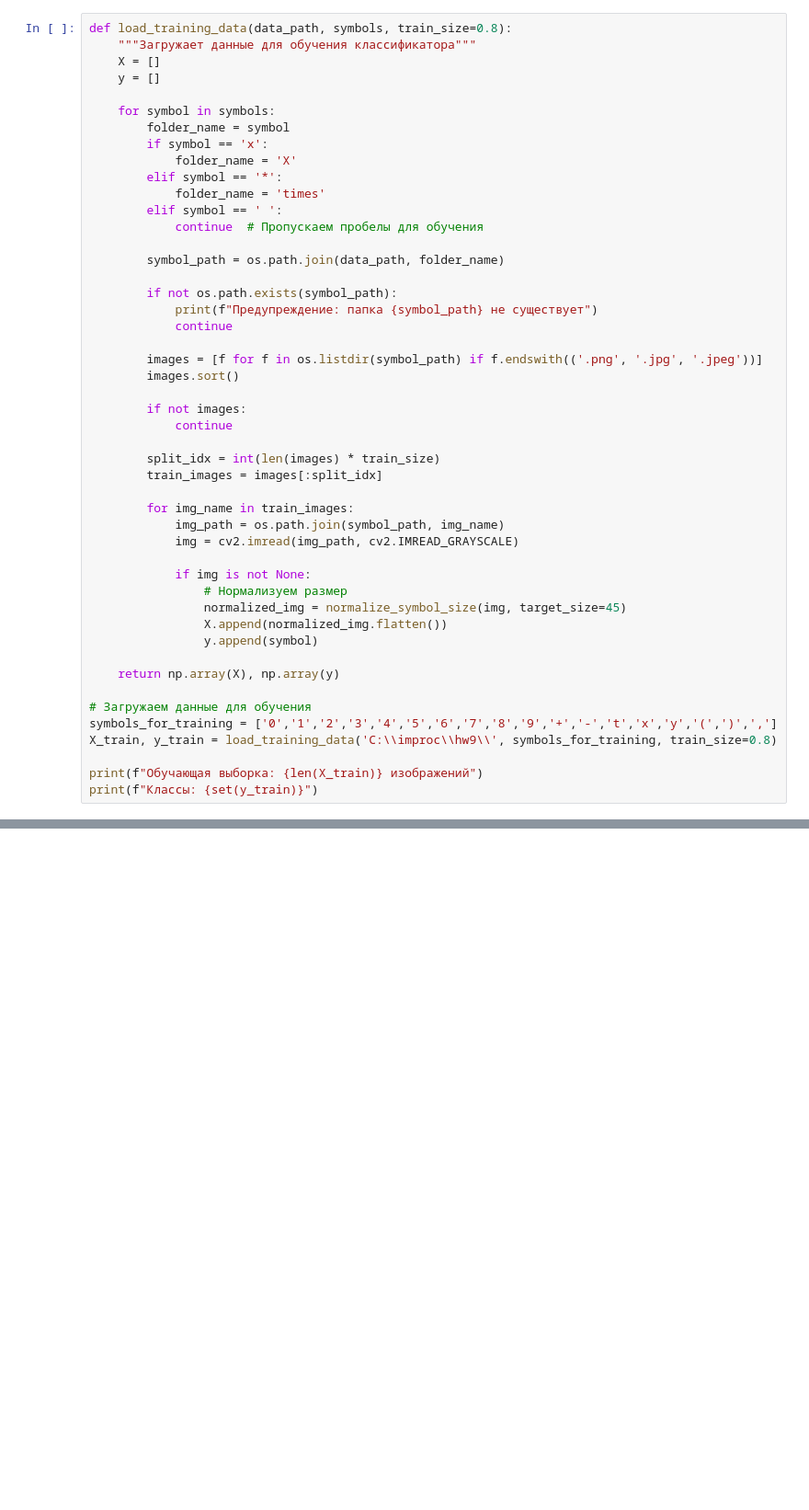
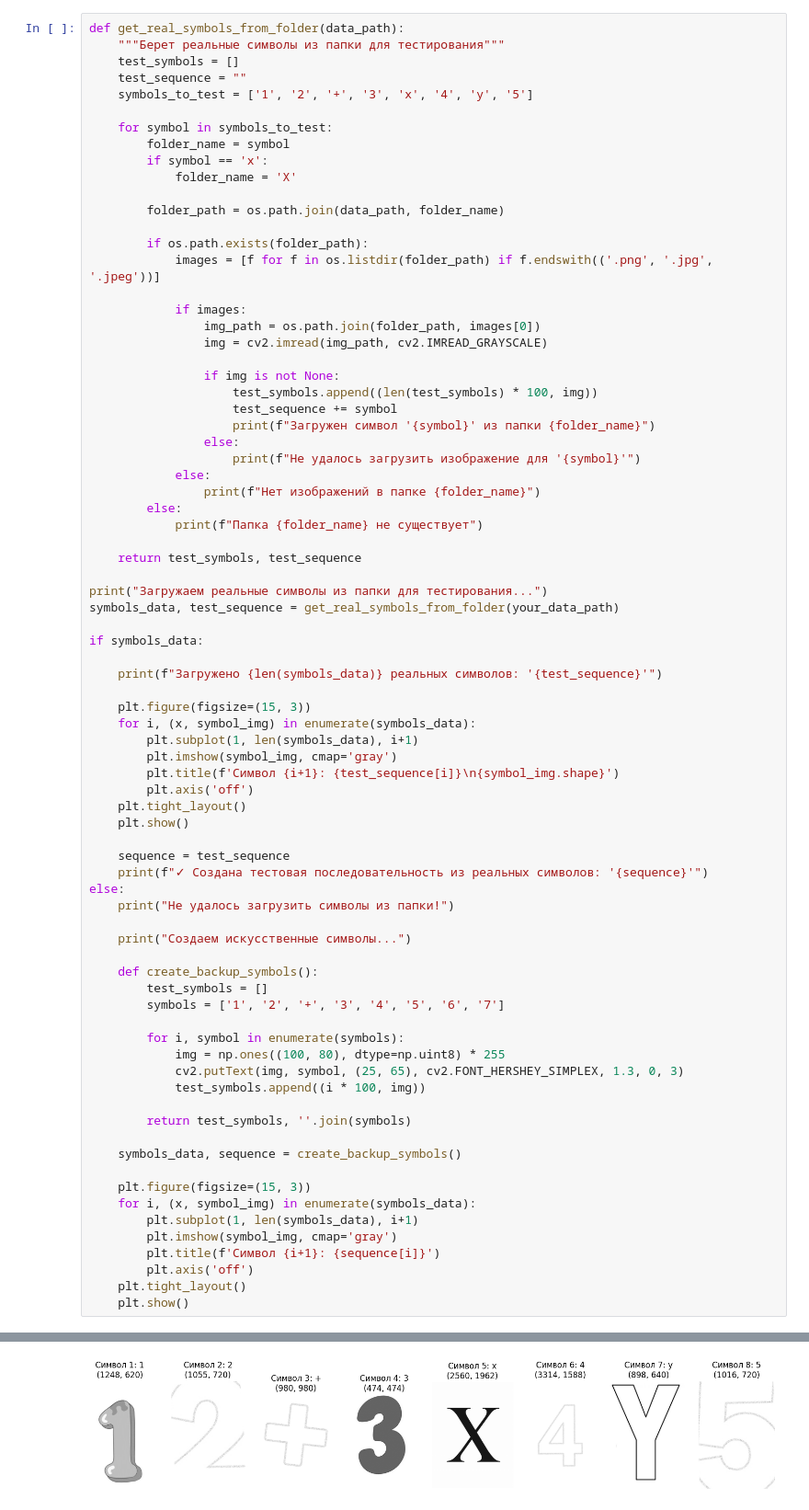
Before and after one commit to bizi2/image-processing, a Jupyter notebook: dz8/de_ip_8.ipynb, the cells around one changed output, grey strips where cells are left out. Shown: that part at 92% size. Saved outputs shown, nothing was run; the diff lists cells and outputs as text; blank space fills up the shorter version.

```diff
--- a/dz8/de_ip_8.ipynb
+++ b/dz8/de_ip_8.ipynb
@@ -183,48 +128,79 @@ def normalize_symbol_size(symbol_img, target_size=45):
 # %%
-def load_training_data(data_path, symbols, train_size=0.8):
-    """Загружает данные для обучения классификатора"""
-    X = []
-    y = []
+def get_real_symbols_from_folder(data_path):
+    """Берет реальные символы из папки для тестирования"""
+    test_symbols = []
+    test_sequence = ""
+    symbols_to_test = ['1', '2', '+', '3', 'x', '4', 'y', '5']
 
-    for symbol in symbols:
+    for symbol in symbols_to_test:
         folder_name = symbol
         if symbol == 'x':
             folder_name = 'X'
-        elif symbol == '*':
-            folder_name = 'times'
-        elif symbol == ' ':
-            continue  # Пропускаем пробелы для обучения
 
-        symbol_path = os.path.join(data_path, folder_name)
+        folder_path = os.path.join(data_path, folder_name)
 
-        if not os.path.exists(symbol_path):
-            print(f"Предупреждение: папка {symbol_path} не существует")
-            continue
+        if os.path.exists(folder_path):
+            images = [f for f in os.listdir(folder_path) if f.endswith(('.png', '.jpg', '.jpeg'))]
 
-        images = [f for f in os.listdir(symbol_path) if f.endswith(('.png', '.jpg', '.jpeg'))]
-        images.sort()
+            if images:
+                img_path = os.path.join(folder_path, images[0])
+                img = cv2.imread(img_path, cv2.IMREAD_GRAYSCALE)
 
-        if not images:
-            continue
+                if img is not None:
+                    test_symbols.append((len(test_symbols) * 100, img))
+                    test_sequence += symbol
+                    print(f"Загружен символ '{symbol}' из папки {folder_name}")
+                else:
+                    print(f"Не удалось загрузить изображение для '{symbol}'")
+            else:
+                print(f"Нет изображений в папке {folder_name}")
+        else:
+            print(f"Папка {folder_name} не существует")
 
-        split_idx = int(len(images) * train_size)
-        train_images = images[:split_idx]
+    return test_symbols, test_sequence
 
-        for img_name in train_images:
-            img_path = os.path.join(symbol_path, img_name)
-            img = cv2.imread(img_path, cv2.IMREAD_GRAYSCALE)
+print("Загружаем реальные символы из папки для тестирования...")
+symbols_data, test_sequence = get_real_symbols_from_folder(your_data_path)
 
-            if img is not None:
-                # Нормализуем размер
-                normalized_img = normalize_symbol_size(img, target_size=45)
-                X.append(normalized_img.flatten())
-                y.append(symbol)
+if symbols_data:
 
-    return np.array(X), np.array(y)
+    print(f"Загружено {len(symbols_data)} реальных символов: '{test_sequence}'")
 
-# Загружаем данные для обучения
-symbols_for_training = ['0','1','2','3','4','5','6','7','8','9','+','-','t','x','y','(',')',',']
-X_train, y_train = load_training_data('C:\\improc\\hw9\\', symbols_for_training, train_size=0.8)
+    plt.figure(figsize=(15, 3))
+    for i, (x, symbol_img) in enumerate(symbols_data):
+        plt.subplot(1, len(symbols_data), i+1)
+        plt.imshow(symbol_img, cmap='gray')
+        plt.title(f'Символ {i+1}: {test_sequence[i]}\n{symbol_img.shape}')
+        plt.axis('off')
+    plt.tight_layout()
+    plt.show()
 
-print(f"Обучающая выборка: {len(X_train)} изображений")
-print(f"Классы: {set(y_train)}")
+    sequence = test_sequence
+    print(f"✓ Создана тестовая последовательность из реальных символов: '{sequence}'")
+else:
+    print("Не удалось загрузить символы из папки!")
+
+    print("Создаем искусственные символы...")
+
+    def create_backup_symbols():
+        test_symbols = []
+        symbols = ['1', '2', '+', '3', '4', '5', '6', '7']
+
+        for i, symbol in enumerate(symbols):
+            img = np.ones((100, 80), dtype=np.uint8) * 255
+            cv2.putText(img, symbol, (25, 65), cv2.FONT_HERSHEY_SIMPLEX, 1.3, 0, 3)
+            test_symbols.append((i * 100, img))
+
+        return test_symbols, ''.join(symbols)
+
+    symbols_data, sequence = create_backup_symbols()
+
+    plt.figure(figsize=(15, 3))
+    for i, (x, symbol_img) in enumerate(symbols_data):
+        plt.subplot(1, len(symbols_data), i+1)
+        plt.imshow(symbol_img, cmap='gray')
+        plt.title(f'Символ {i+1}: {sequence[i]}')
+        plt.axis('off')
+    plt.tight_layout()
+    plt.show()
+# %% [output]
@@ -230,0 +217 @@ print(f"Классы: {set(y_train)}")
+[figure, added]
```
Also changed, not shown: parts of 14 cells of this notebook.
